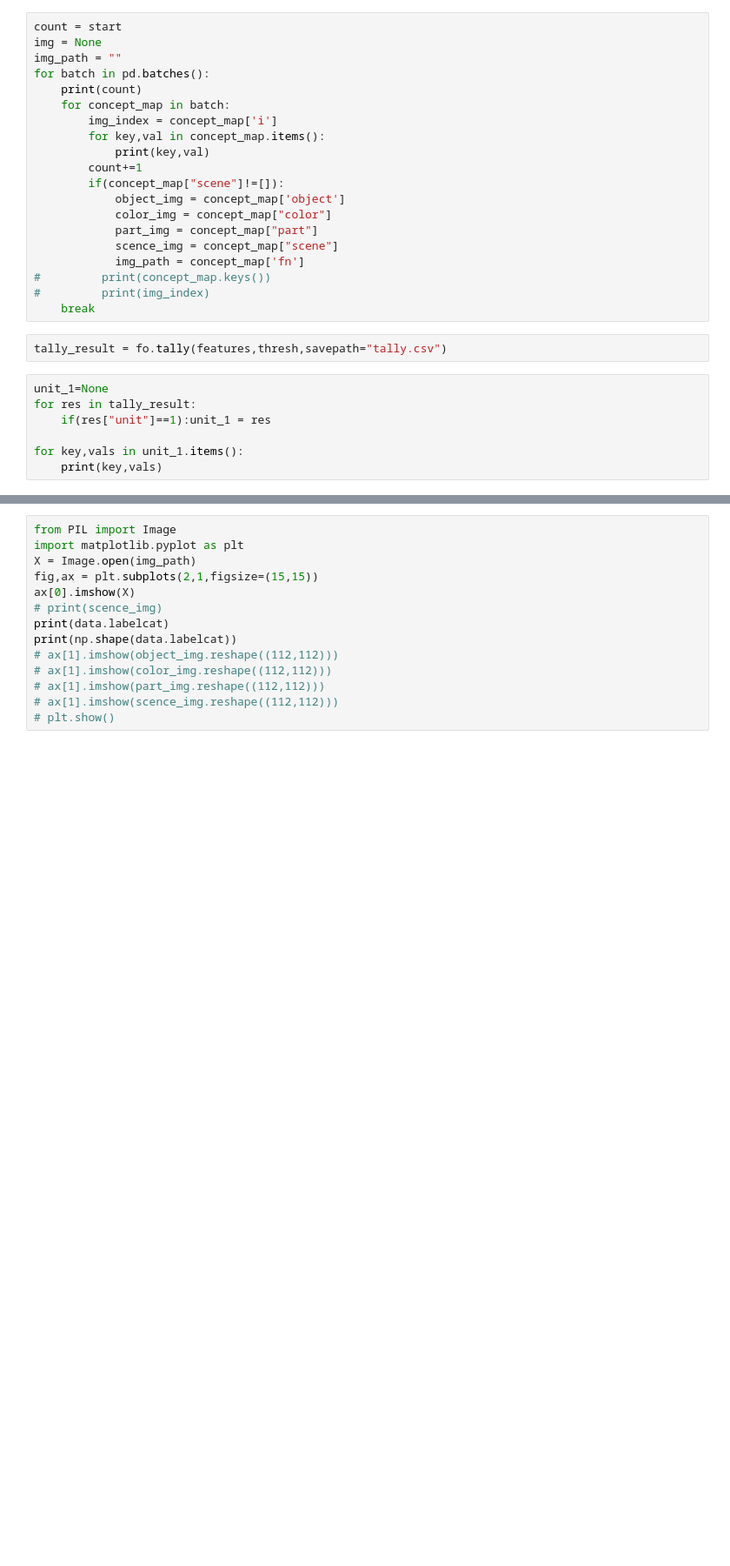
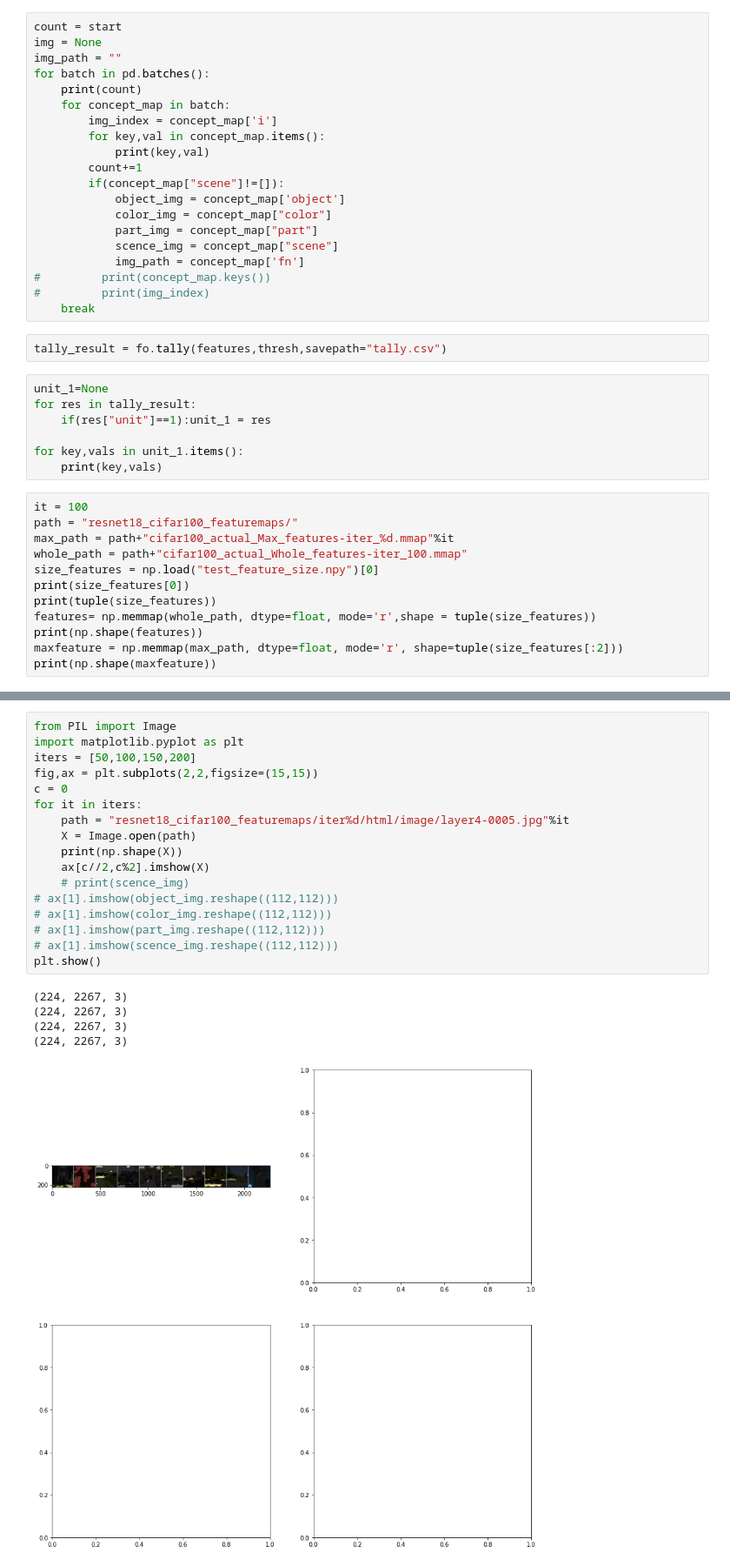
Before and after one commit to makiit/NetDissect-Lite, a Jupyter notebook: testing.ipynb, the cells around one changed output, grey strips where cells are left out. Shown at 87% size. Saved outputs shown, nothing was run; the diff lists cells and outputs as text; blank space fills up the shorter version.

```diff
--- a/testing.ipynb
+++ b/testing.ipynb
@@ -210,3 +210,15 @@ for res in tally_result:
 
 for key,vals in unit_1.items():
     print(key,vals)
+# %%
+it = 100
+path = "resnet18_cifar100_featuremaps/"
+max_path = path+"cifar100_actual_Max_features-iter_%d.mmap"%it
+whole_path = path+"cifar100_actual_Whole_features-iter_100.mmap"
+size_features = np.load("test_feature_size.npy")[0]
+print(size_features[0])
+print(tuple(size_features))
+features= np.memmap(whole_path, dtype=float, mode='r',shape = tuple(size_features))
+print(np.shape(features))
+maxfeature = np.memmap(max_path, dtype=float, mode='r', shape=tuple(size_features[:2]))
+print(np.shape(maxfeature))
@@ -213,14 +230,23 @@ for key,vals in unit_1.items():
 # %%
 from PIL import Image
 import matplotlib.pyplot as plt
-X = Image.open(img_path)
-fig,ax = plt.subplots(2,1,figsize=(15,15))
-ax[0].imshow(X)
-# print(scence_img)
-print(data.labelcat)
-print(np.shape(data.labelcat))
+iters = [50,100,150,200]
+fig,ax = plt.subplots(2,2,figsize=(15,15))
+c = 0
+for it in iters:
+    path = "resnet18_cifar100_featuremaps/iter%d/html/image/layer4-0005.jpg"%it
+    X = Image.open(path)
+    print(np.shape(X))
+    ax[c//2,c%2].imshow(X)
+    # print(scence_img)
 # ax[1].imshow(object_img.reshape((112,112)))
 # ax[1].imshow(color_img.reshape((112,112)))
 # ax[1].imshow(part_img.reshape((112,112)))
 # ax[1].imshow(scence_img.reshape((112,112)))
-# plt.show()
+plt.show()
+# %% [output]
+(224, 2267, 3)
+(224, 2267, 3)
+(224, 2267, 3)
+(224, 2267, 3)
+[figure, added]
```
Also changed, not shown: parts of 1 cell of this notebook, 5 other files.
